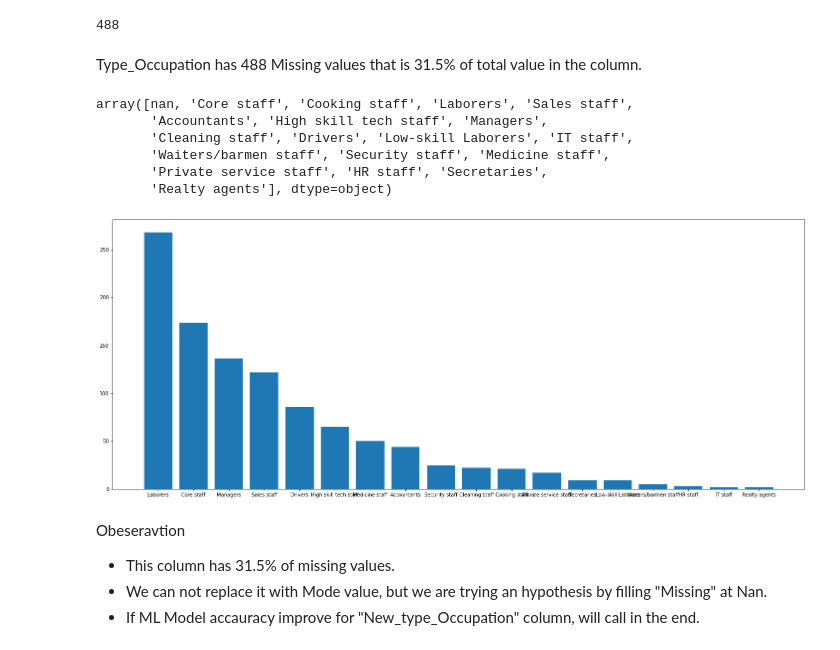
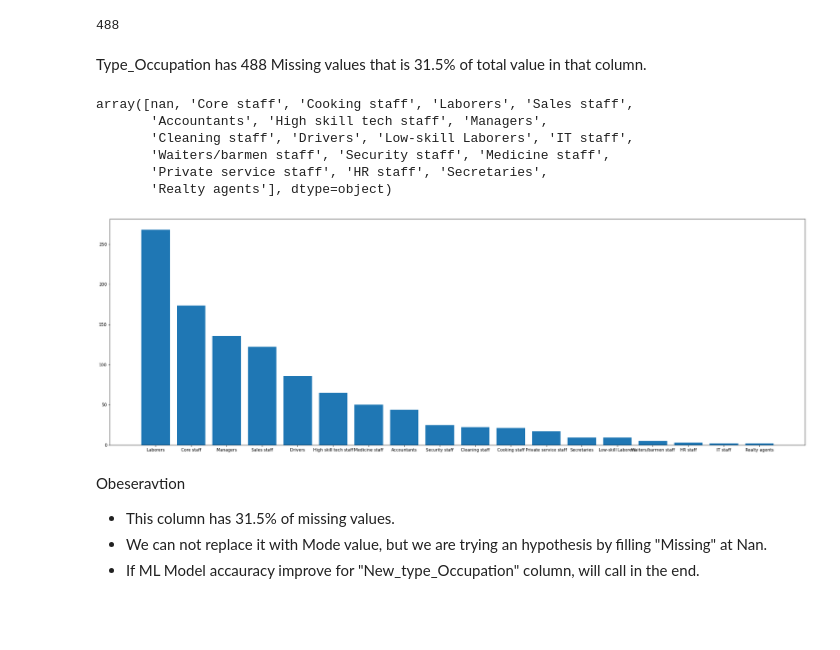
Before and after one commit to vishalsoni7575/Credit-Card-Approval-Prediction, a Jupyter notebook: FINAL_Credit_Card_Prediction.ipynb, the cells around one changed output. Cells and saved outputs as stored; diff of their text form; code cells hidden in the pictures; blank space fills up the shorter version.

```diff
--- a/FINAL_Credit_Card_Prediction.ipynb
+++ b/FINAL_Credit_Card_Prediction.ipynb
@@ -243,7 +243,7 @@ Observations :-
 * Age = 1.42%
 * Type of Occupation = 31.5%
 # %%
-# #Extracting out the values count in each column using loop and "value_counts()".
-# for i in df.columns[1:]:
-#   print(df[i].value_counts())
-#   print("-------------------")
+#Extracting out the values count in each column using loop and "value_counts()".
+for i in df.columns[1:]:
+  print(df[i].value_counts())
+  print("-------------------")
@@ -418,7 +436,7 @@ df['Type_Occupation'].isna().sum()
 # %% [output]
 488
 # %% [markdown]
-Type_Occupation has 488 Missing values that is 31.5% of total value in the column.
+Type_Occupation has 488 Missing values that is 31.5% of total value in that column.
 # %%
 df["Type_Occupation"].unique()
 # %% [output]
@@ -429,9 +447,9 @@ array([nan, 'Core staff', 'Cooking staff', 'Laborers', 'Sales staff',
        'Private service staff', 'HR staff', 'Secretaries',
        'Realty agents'], dtype=object)
 # %%
-plt.figure(figsize = (25,10))
+plt.figure(figsize = (30,10))
 plt.bar(df["Type_Occupation"].value_counts().index,df["Type_Occupation"].value_counts().values)
 plt.show()
 # %% [output]
-[figure, old version]
+[figure, new version]
 # %%
```
Also changed, not shown: parts of 34 cells of this notebook.
